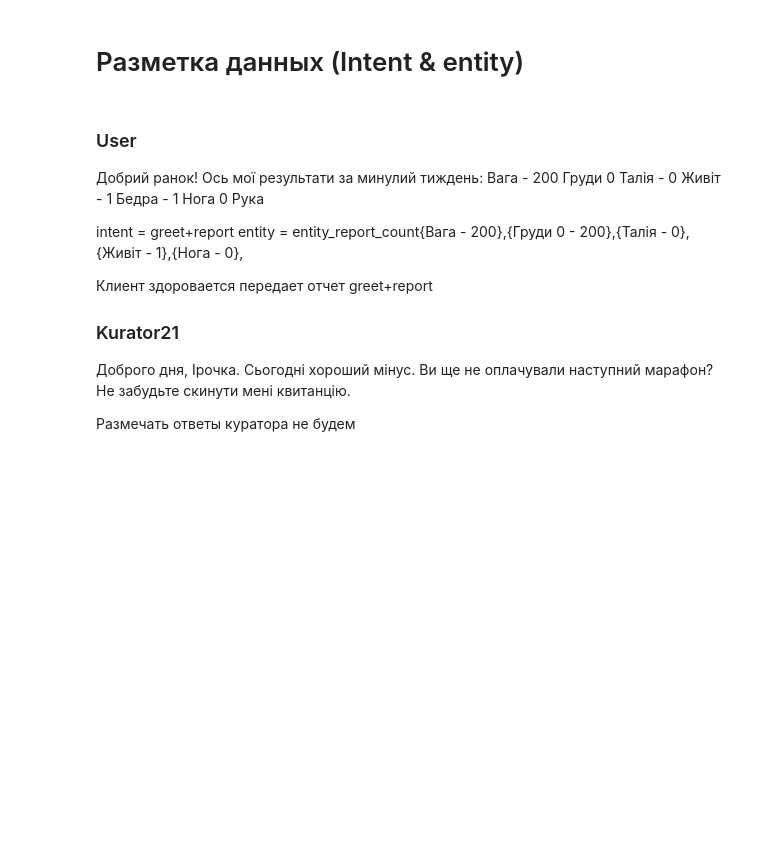
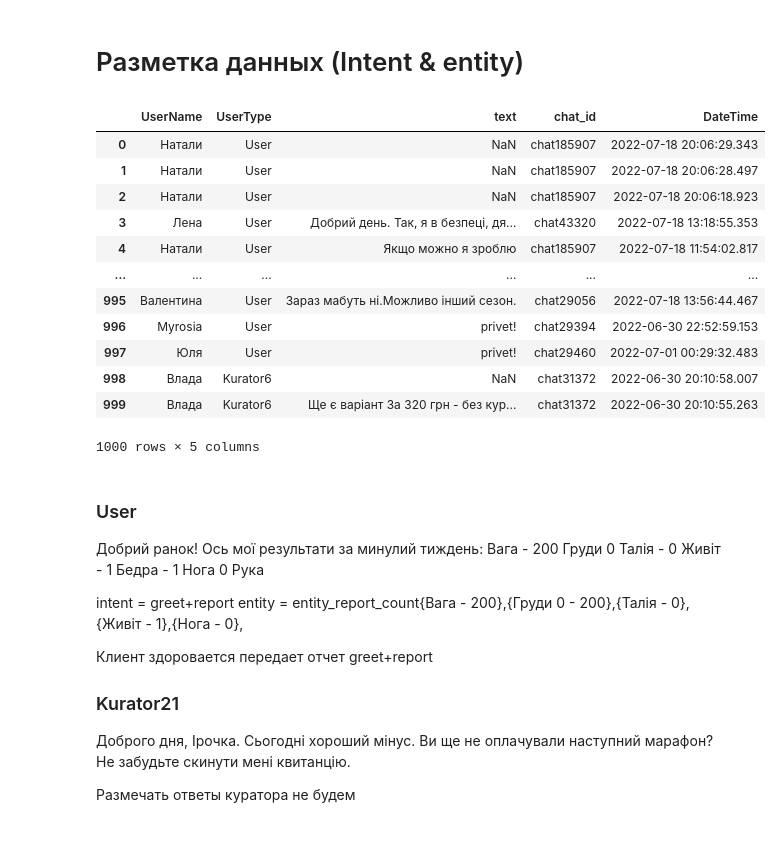
Before and after one commit to Meirlen/DataScince, a Jupyter notebook: Untitled0.ipynb, the cells around one changed output. Cells and saved outputs as stored; diff of their text form; code cells hidden in the pictures; blank space fills up the shorter version.

```diff
--- a/Untitled0.ipynb
+++ b/Untitled0.ipynb
@@ -162,6 +203,22 @@ KeyboardInterrupt: ignored
 # После того как изучили данные можем приступить к разметке
 # Нужно определить все намеренийя пользователя а также разметить  именованных сущностей :
 # давайие рассмотрим такой пример:
+# %%
+df_marafon.head(1000)
+# %% [output]
+|  | UserName | UserType | text | chat_id | DateTime |
+| 0 | Натали | User | NaN | chat185907 | 2022-07-18 20:06:29.343 |
+| 1 | Натали | User | NaN | chat185907 | 2022-07-18 20:06:28.497 |
+| 2 | Натали | User | NaN | chat185907 | 2022-07-18 20:06:18.923 |
+| 3 | Лена | User | Добрий день. Так, я в безпеці, дя... | chat43320 | 2022-07-18 13:18:55.353 |
+| 4 | Натали | User | Якщо можно я зроблю | chat185907 | 2022-07-18 11:54:02.817 |
+| ... | ... | ... | ... | ... | ... |
+| 995 | Валентина | User | Зараз мабуть ні.Можливо інший сезон. | chat29056 | 2022-07-18 13:56:44.467 |
+| 996 | Myrosia | User | privet! | chat29394 | 2022-06-30 22:52:59.153 |
+| 997 | Юля | User | privet! | chat29460 | 2022-07-01 00:29:32.483 |
+| 998 | Влада | Kurator6 | NaN | chat31372 | 2022-06-30 20:10:58.007 |
+| 999 | Влада | Kurator6 | Ще є варіант За 320 грн - без кур... | chat31372 | 2022-06-30 20:10:55.263 |
+1000 rows × 5 columns
 # %% [markdown]
 ### User
  Добрий ранок! Ось мої
```
Also changed, not shown: parts of 18 cells of this notebook.
